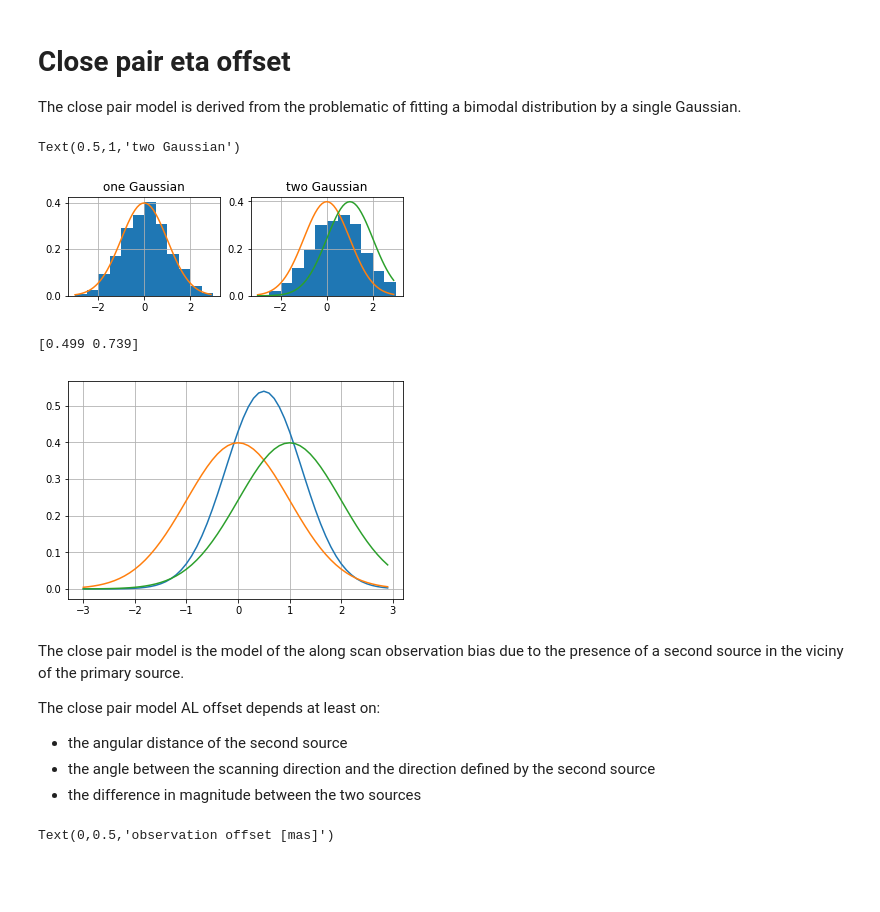
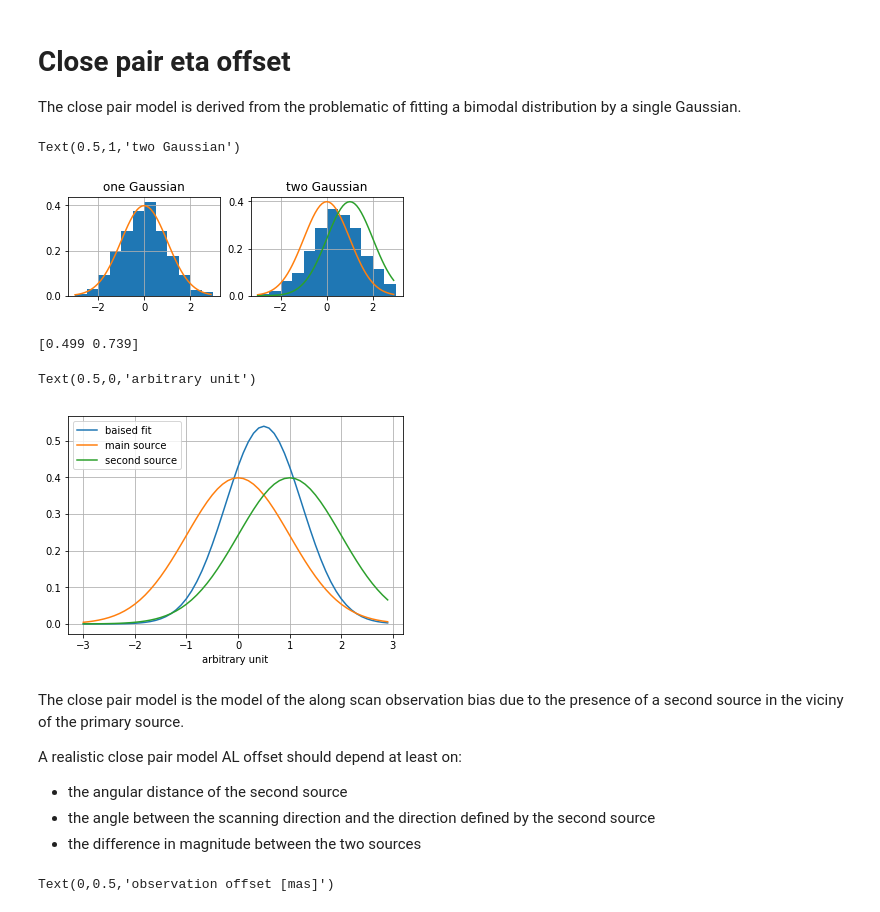
Before and after one commit to bombrun/GaiaLab, a Jupyter notebook: notebooks/alex/test_source_3.ipynb, the cells around one changed output. Saved outputs shown, nothing was run; the diff lists cells and outputs as text; code cells hidden in the pictures; blank space fills up the shorter version.

```diff
--- a/notebooks/alex/test_source_3.ipynb
+++ b/notebooks/alex/test_source_3.ipynb
@@ -264,7 +277,7 @@ from scipy import stats
 # %%
 plt.subplot(221)
 n1 = np.random.normal(0,1,1000)
-h1 = plt.hist(list(n1),bins=12,normed=True,range=(-3,3))
+h1 = plt.hist(list(n1),bins=12,range=(-3,3),density=True)
 x = np.arange(-3,3,0.1)
 y = stats.norm.pdf(x,0,1)
 plt.plot(x,y)
@@ -274,7 +287,7 @@ plt.title("one Gaussian")
 plt.subplot(222)
 n1 = np.random.normal(0,1,1000)
 n2 = np.random.normal(1,1,1000)
-h2 = plt.hist(list(n1)+list(n2),bins=12,normed=True,range=(-3,3))
+h2 = plt.hist(list(n1)+list(n2),bins=12,range=(-3,3),density=True)
 x = np.arange(-3,3,0.1)
 y0 = stats.norm.pdf(x,0,1)
 y1 = stats.norm.pdf(x,1,1)
@@ -284,26 +297,29 @@ plt.grid()
 plt.title("two Gaussian")
 # %% [output]
 Text(0.5,1,'two Gaussian')
-[figure, old version]
+[figure, new version]
 # %%
 x0 = np.arange(-3,3,1)
 y0 = stats.norm.pdf(x0,0,1) + stats.norm.pdf(x0,1,1)
 f0 = lambda x: stats.norm.pdf(x0,x[0],x[1])
 optimize_median = lambda x: f0(x) - y0
 a0, b0 = leastsq(optimize_median, [0.1, 0.9])[0]
 print(np.array([a0,b0]).round(3))
 x = np.arange(-3,3,0.1)
-plt.plot(x,stats.norm.pdf(x,a0,b0))
-plt.plot(x,stats.norm.pdf(x,0,1))
-plt.plot(x,stats.norm.pdf(x,1,1))
+plt.plot(x,stats.norm.pdf(x,a0,b0),label="baised fit")
+plt.plot(x,stats.norm.pdf(x,0,1),label="main source")
+plt.plot(x,stats.norm.pdf(x,1,1),label="second source")
+plt.legend()
 plt.grid()
+plt.xlabel("arbitrary unit")
 # %% [output]
 [0.499 0.739]
+Text(0.5,0,'arbitrary unit')
-[figure, old version]
+[figure, new version]
 # %% [markdown]
 The close pair model is the model of the along scan observation bias due to the presence of a second source in the viciny of the primary source.
 
-The close pair model AL offset depends at least on:
+A realistic close pair model AL offset should depend at least on:
 * the angular distance of the second source
 * the angle between the scanning direction and the direction defined by the second source
 * the difference in magnitude between the two sources
```
Also changed, not shown: parts of 15 cells of this notebook.
